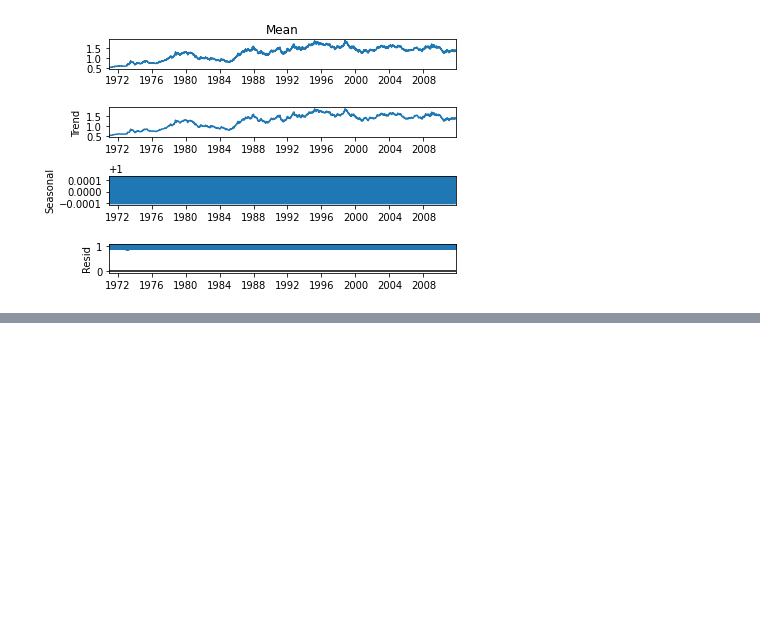
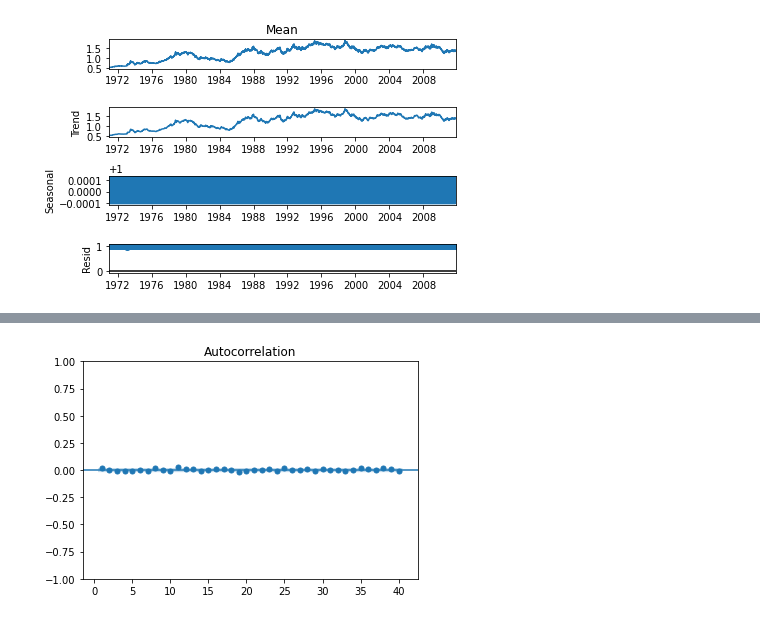
Before and after one commit to mrokooie/ForexAnalysis, a Jupyter notebook: ForexDateTime.ipynb, the cells around one changed output, grey strips where cells are left out. Saved outputs shown, nothing was run; the diff lists cells and outputs as text; code cells hidden in the pictures; blank space fills up the shorter version.

```diff
--- a/ForexDateTime.ipynb
+++ b/ForexDateTime.ipynb
@@ -308,0 +316,5 @@ plt.show()
+# %%
+sgt.plot_acf(data_train.WN,lags = 40, zero = False)
+plt.show()
+# %% [output]
+[figure, added]
```
Also changed, not shown: parts of 17 cells of this notebook.
